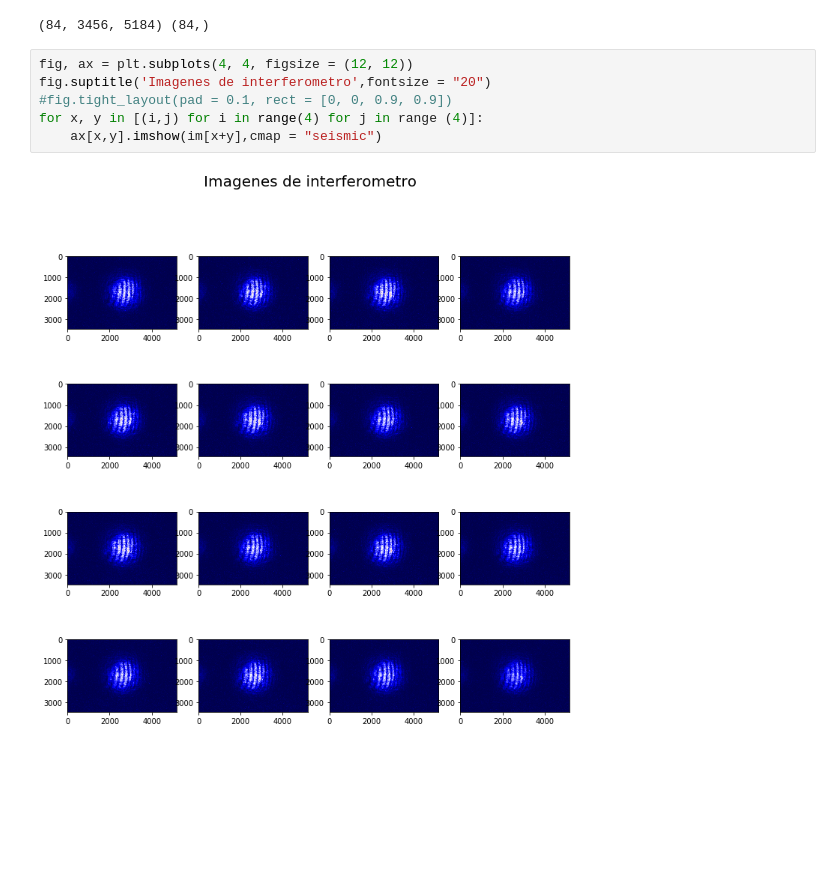
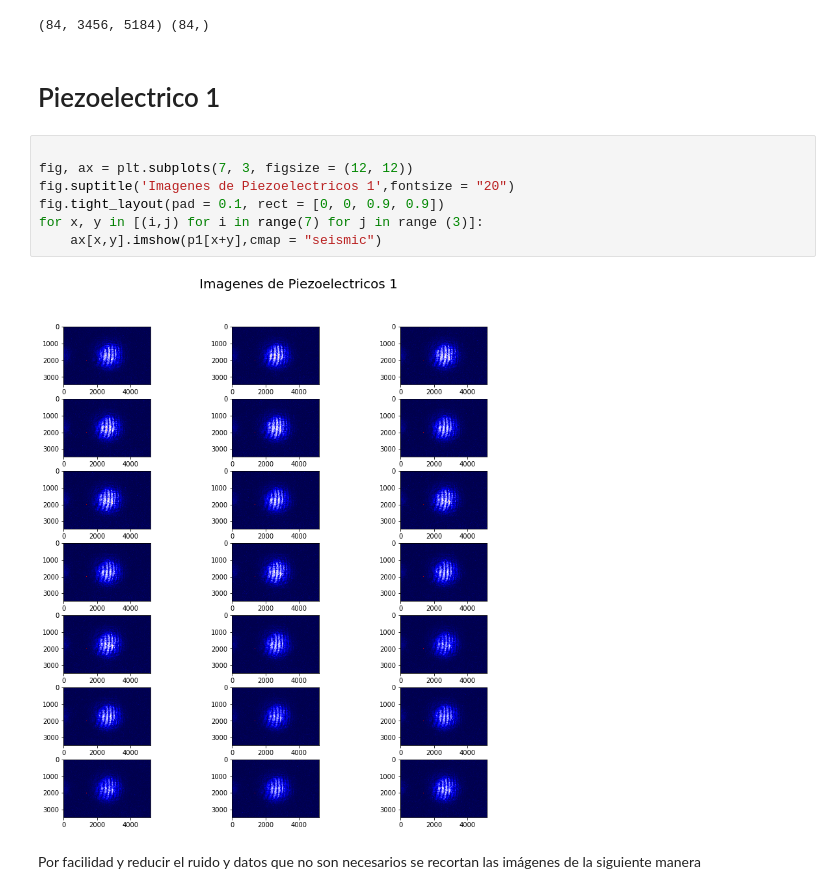
Before and after one commit to jomen93/Electronica_Digital, a Jupyter notebook: Piezoelectricos.ipynb, the cells around one changed output. Drawn from its saved outputs; the diff is of its cells as text; blank space fills up the shorter version.

```diff
--- a/Piezoelectricos.ipynb
+++ b/Piezoelectricos.ipynb
@@ -227,12 +228,17 @@ for category in categories:
 print (np.shape(im),np.shape(piezoelectrico))
 # %% [output]
 (84, 3456, 5184) (84,)
+# %% [markdown]
+# Piezoelectrico 1
 # %%
-fig, ax = plt.subplots(4, 4, figsize = (12, 12))
-fig.suptitle('Imagenes de interferometro',fontsize = "20")
-#fig.tight_layout(pad = 0.1, rect = [0, 0, 0.9, 0.9])
-for x, y in [(i,j) for i in range(4) for j in range (4)]:
-    ax[x,y].imshow(im[x+y],cmap = "seismic")
+
+fig, ax = plt.subplots(7, 3, figsize = (12, 12))
+fig.suptitle('Imagenes de Piezoelectricos 1',fontsize = "20")
+fig.tight_layout(pad = 0.1, rect = [0, 0, 0.9, 0.9])
+for x, y in [(i,j) for i in range(7) for j in range (3)]:
+    ax[x,y].imshow(p1[x+y],cmap = "seismic")
 # %% [output]
-[figure, old version]
+[figure, new version]
+# %% [markdown]
+Por facilidad y reducir el ruido y datos que no son necesarios se recortan las imágenes de la siguiente manera
 # %%
```
Also changed, not shown: parts of 29 cells of this notebook, 1 other file.
